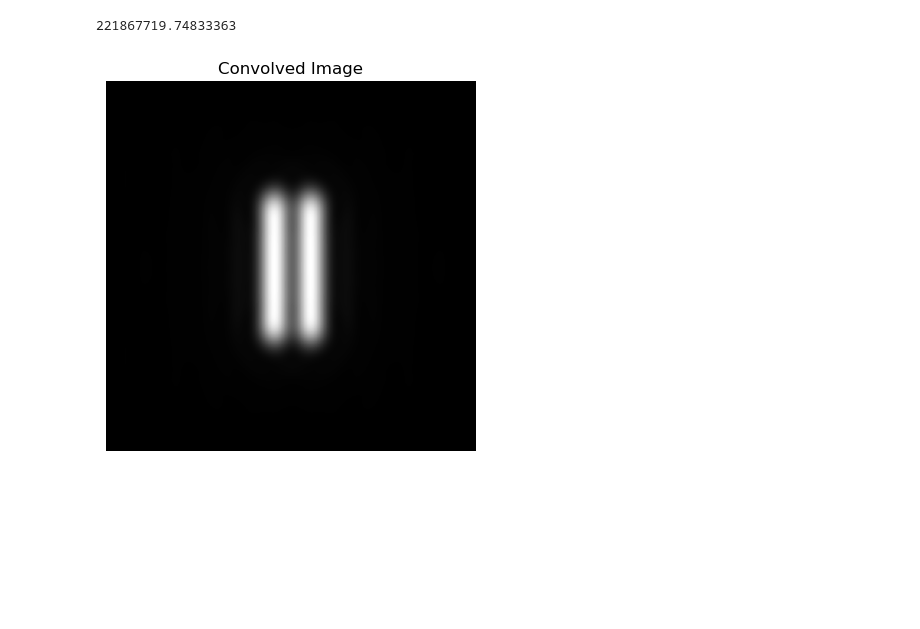
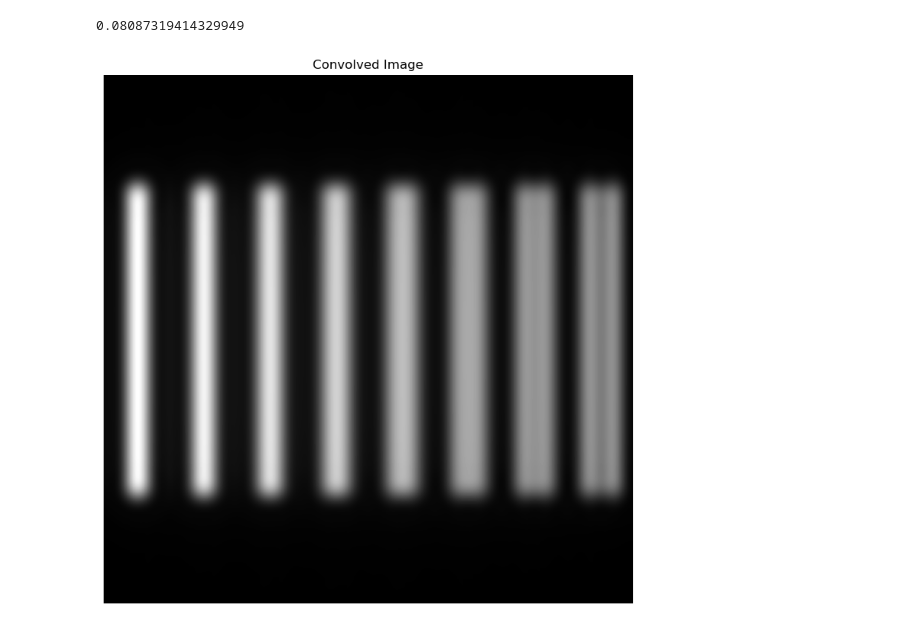
Before and after one commit to banksycjt/non_linear_RIM, a Jupyter notebook: line_pair/line_pair_generator.ipynb, the cells around one changed output. Cells and saved outputs as stored; diff of their text form; code cells hidden in the pictures; blank space fills up the shorter version.

```diff
--- a/line_pair/line_pair_generator.ipynb
+++ b/line_pair/line_pair_generator.ipynb
@@ -20,7 +19,7 @@ emission_wavelength = 520 # nm
 # %%
 def generate_psf(camara_pixels_number, physical_pixel_size, wavelength, NA):
     # 计算频率范围
-    freq = np.fft.fftfreq(camara_pixels_number, d=physical_pixel_size)
+    freq = np.fft.fftfreq(camara_pixels_number, d=physical_pixel_size/2)#这里为什么除2我也不知道
     fx, fy = np.meshgrid(freq, freq)
     f_r = np.sqrt(fx**2 + fy**2)
 
@@ -32,21 +31,21 @@ def generate_psf(camara_pixels_number, physical_pixel_size, wavelength, NA):
 
     # 计算点扩散函数
     psf = np.abs(ifftshift(ifft2(fftshift(pupil_function))))**2
-    psf /= psf.sum()  # 归一化
+    psf /= psf.max()
 
     return psf
 # %%
-line_pairs_spacing = [60, 90, 120, 150, 180, 210] # nm
+line_pairs_spacing = [60, 80, 100, 120, 140, 160, 180, 200] # nm
 line_pairs_spacing = np.array(line_pairs_spacing)
-line_pairs_spacing = line_pairs_spacing * 1000 / camara_pixel_size    # in pixel size
+line_pairs_spacing_by_pixel = line_pairs_spacing * MA / camara_pixel_size    # in pixel size
 # %%
-def generate_line_pairs(camara_pixels_number, line_spacing = 20, line_width = 1, line_length = 100):
+def generate_line_pairs(camara_pixels_number, line_spacing_by_pixel = 20, line_width = 1, line_length = 300):
 
     # 创建一个的黑色图像
-    image_array = np.zeros((camara_pixels_number, camara_pixels_number), dtype=np.uint32)
+    image_array = np.zeros((camara_pixels_number, camara_pixels_number//8))
 
     # 线的间距和宽度和长度
-    line_spacing = round(line_spacing)
+    line_spacing_by_pixel = round(line_spacing_by_pixel)
     line_width = round(line_width)
     line_length = round(line_length)
 
@@ -55,32 +54,32 @@ def generate_line_pairs(camara_pixels_number, line_spacing = 20, line_width = 1,
     center_y = image_array.shape[0] // 2
 
     # 第一条线的起始和结束位置
-    line1_start_x = center_x - line_spacing // 2 - line_width
+    line1_start_x = center_x - round(line_spacing_by_pixel / 2) - line_width
     line1_end_x = line1_start_x + line_width
     line1_start_y = center_y - line_length // 2
     line1_end_y = line1_start_y + line_length
 
     # 第二条线的起始和结束位置
-    line2_start_x = center_x + line_spacing // 2
+    line2_start_x = center_x + round(line_spacing_by_pixel / 2)
     line2_end_x = line2_start_x + line_width
     line2_start_y = center_y - line_length // 2
     line2_end_y = line2_start_y + line_length
 
     # 绘制第一条线
-    image_array[line1_start_y:line1_end_y, line1_start_x:line1_end_x] = 2**32 - 1
+    image_array[line1_start_y:line1_end_y, line1_start_x:line1_end_x] = 1
 
     # 绘制第二条线
-    image_array[line2_start_y:line2_end_y, line2_start_x:line2_end_x] = 2**32 - 1
+    image_array[line2_start_y:line2_end_y, line2_start_x:line2_end_x] = 1
 
-    return image_array.astype(np.float64)
+    return image_array
 # %%
-images = [generate_line_pairs(camara_pixels_number, spacing) for spacing in line_pairs_spacing]
+images = [generate_line_pairs(camara_pixels_number, spacing) for spacing in line_pairs_spacing_by_pixel]
 
-ground_truth = images[2]
-#ground_truth = np.hstack(images)
+#ground_truth = images[5]
+ground_truth = np.hstack(images)
 plt.figure(figsize=(18, 9))
 plt.imshow(ground_truth, cmap='gray')
-plt.title("line pairs")
+plt.title(f"line pairs from {line_pairs_spacing.min()} to {line_pairs_spacing.max()} nm")
 plt.axis('off')
 plt.show()
 # %% [output]
@@ -124,12 +173,13 @@ float64
 # %%
 # 对 ground_truth 和 psf 进行卷积
 convolved_image = fftconvolve(ground_truth, excitation_psf, mode='same')
 print(np.max(convolved_image))
 # 显示卷积后的图像
+plt.figure(figsize=(18, 9))
 plt.imshow(convolved_image, cmap='gray')
 plt.title("Convolved Image")
 plt.axis('off')
 plt.show()
 # %% [output]
-221867719.74833363
+0.08087319414329949
-[figure, old version]
+[figure, new version]
```
Also changed, not shown: parts of 11 cells of this notebook, 5 other files.
